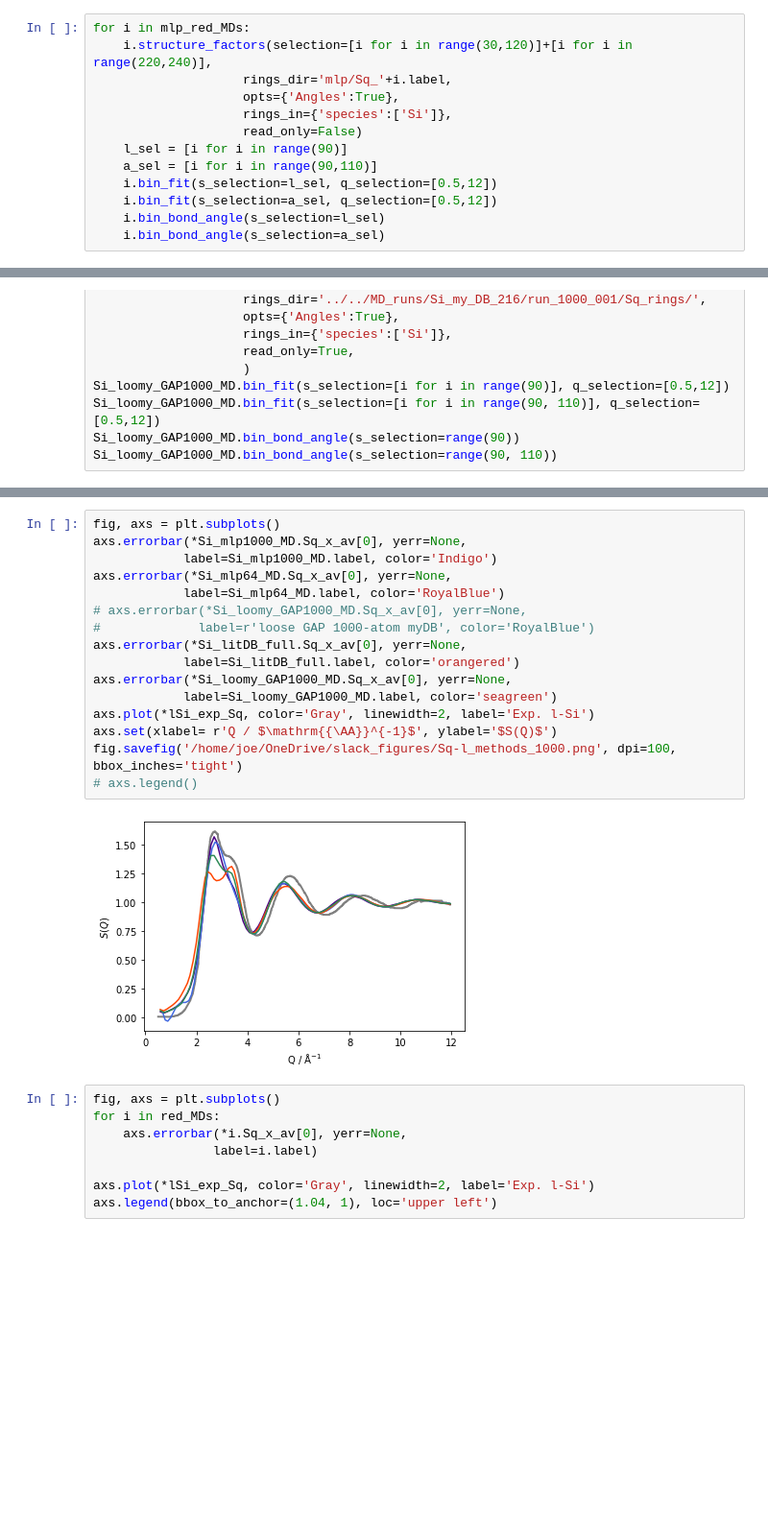
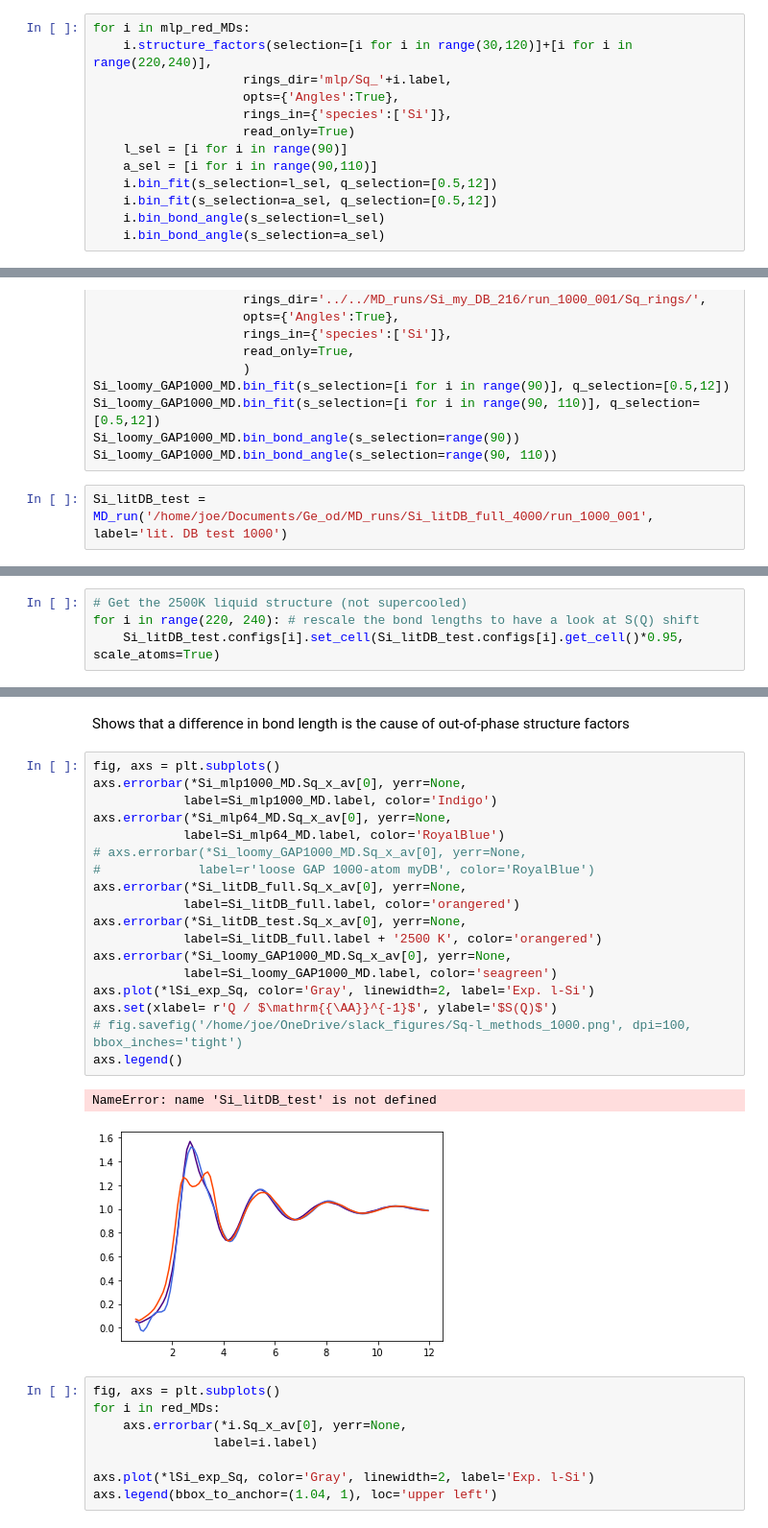
Before and after one commit to MorrowChem/Ge_analysis_local, a Jupyter notebook: Si_myDB_systematic_reduction.ipynb, the cells around one changed output, grey strips where cells are left out. Shown: that part at 96% size. Saved outputs shown, nothing was run; the diff lists cells and outputs as text; blank space fills up the shorter version.

```diff
--- a/Si_myDB_systematic_reduction.ipynb
+++ b/Si_myDB_systematic_reduction.ipynb
@@ -332,7 +229,7 @@ for i in mlp_red_MDs:
                     rings_dir='mlp/Sq_'+i.label,
                     opts={'Angles':True},
                     rings_in={'species':['Si']},
-                    read_only=False)
+                    read_only=True)
     l_sel = [i for i in range(90)]
     a_sel = [i for i in range(90,110)]
     i.bin_fit(s_selection=l_sel, q_selection=[0.5,12])
@@ -432,3 +321,5 @@ Si_loomy_GAP1000_MD.bin_fit(s_selection=[i for i in range(90)], q_selection=[0.5
 Si_loomy_GAP1000_MD.bin_fit(s_selection=[i for i in range(90, 110)], q_selection=[0.5,12])
 Si_loomy_GAP1000_MD.bin_bond_angle(s_selection=range(90))
 Si_loomy_GAP1000_MD.bin_bond_angle(s_selection=range(90, 110))
+# %%
+Si_litDB_test = MD_run('/home/joe/Documents/Ge_od/MD_runs/Si_litDB_full_4000/run_1000_001', label='lit. DB test 1000')
@@ -434,0 +328,4 @@ Si_loomy_GAP1000_MD.bin_bond_angle(s_selection=range(90, 110))
+# %%
+# Get the 2500K liquid structure (not supercooled)
+for i in range(220, 240): # rescale the bond lengths to have a look at S(Q) shift
+    Si_litDB_test.configs[i].set_cell(Si_litDB_test.configs[i].get_cell()*0.95, scale_atoms=True)
@@ -444,21 +433,26 @@ np.savetxt("/home/joe/Documents/Ge_od/figure_data/Si_GAP_myDBliqamo_1000_MD_amoS
+# %% [markdown]
+Shows that a difference in bond length is the cause of out-of-phase structure factors
 # %%
 fig, axs = plt.subplots()
 axs.errorbar(*Si_mlp1000_MD.Sq_x_av[0], yerr=None,
             label=Si_mlp1000_MD.label, color='Indigo')
 axs.errorbar(*Si_mlp64_MD.Sq_x_av[0], yerr=None,
             label=Si_mlp64_MD.label, color='RoyalBlue')
 # axs.errorbar(*Si_loomy_GAP1000_MD.Sq_x_av[0], yerr=None,
 #             label=r'loose GAP 1000-atom myDB', color='RoyalBlue')
 axs.errorbar(*Si_litDB_full.Sq_x_av[0], yerr=None,
             label=Si_litDB_full.label, color='orangered')
+axs.errorbar(*Si_litDB_test.Sq_x_av[0], yerr=None,
+            label=Si_litDB_full.label + '2500 K', color='orangered')
 axs.errorbar(*Si_loomy_GAP1000_MD.Sq_x_av[0], yerr=None,
             label=Si_loomy_GAP1000_MD.label, color='seagreen')
 axs.plot(*lSi_exp_Sq, color='Gray', linewidth=2, label='Exp. l-Si')
 axs.set(xlabel= r'Q / $\mathrm{{\AA}}^{-1}$', ylabel='$S(Q)$')
-fig.savefig('/home/joe/OneDrive/slack_figures/Sq-l_methods_1000.png', dpi=100, bbox_inches='tight')
-# axs.legend()
+# fig.savefig('/home/joe/OneDrive/slack_figures/Sq-l_methods_1000.png', dpi=100, bbox_inches='tight')
+axs.legend()
 # %% [output]
+NameError: name 'Si_litDB_test' is not defined
-[figure, old version]
+[figure, new version]
 # %%
 fig, axs = plt.subplots()
 for i in red_MDs:
```
Also changed, not shown: parts of 25 cells of this notebook, 11 other files.
